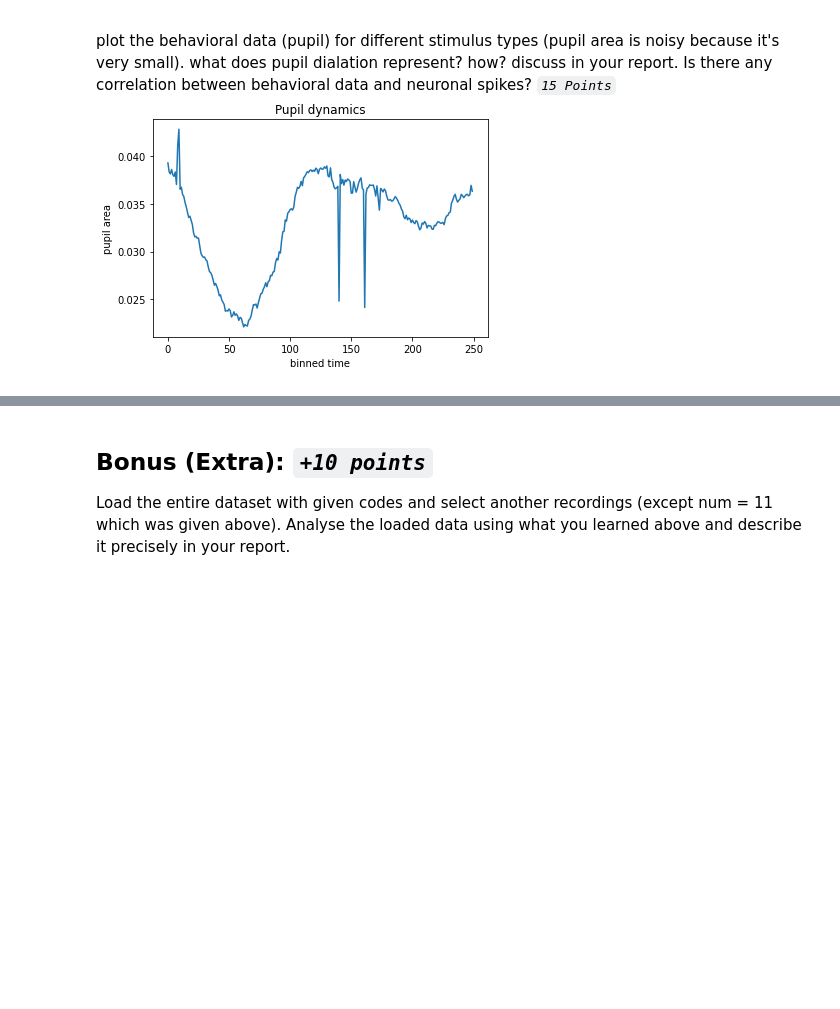
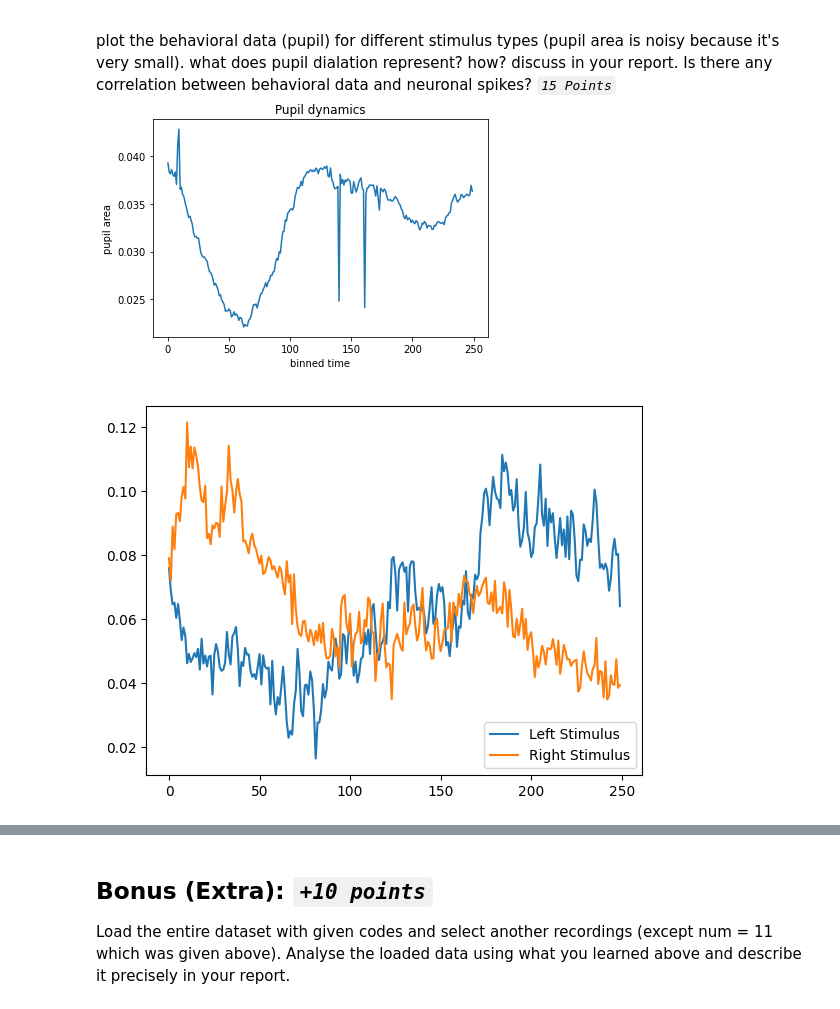
Before and after one commit to rosebaekfany/Neuroscince, a Jupyter notebook: EX3_400110009.ipynb, the cells around one changed output, grey strips where cells are left out. Cells and saved outputs as stored; diff of their text form; code cells hidden in the pictures; blank space fills up the shorter version.

```diff
--- a/EX3_400110009.ipynb
+++ b/EX3_400110009.ipynb
@@ -134,3 +115,20 @@ NameError: ignored
+# %%
+response_sliced = response[:dat['spks'].shape[-1]]
+
+# Filter data based on response type
+right_trials = dat['spks'][:,:,response_sliced==-1]
+nogo_trials = dat['spks'][:,:,response_sliced==0]
+left_trials = dat['spks'][:,:,response_sliced==1]
+
+# Create raster plot for each trial type
+fig, axs = plt.subplots(3, 1, figsize=(10, 10))
+for i, trial_type in enumerate([right_trials, nogo_trials, left_trials]):
+    axs[i].eventplot(trial_type.reshape(-1), color='black')
+    axs[i].set_title(['Right Trials', 'NoGo Trials', 'Left Trials'][i])
+    axs[i].set_xlabel('Time (bins)')
+    axs[i].set_ylabel('Neuron')
+plt.tight_layout()
+plt.show()
 # %% [markdown]
 You should generate figures like below:
 ![2.png](embedded-picture-1)
@@ -212,0 +273,18 @@ raise NotImplementedError("Student exercise: behavioral data")
+# %%
+pupil_left = []
+pupil_right = []
+for i in range(NT):
+    if dat['contrast_left'][i] > dat['contrast_right'][i]:
+        pupil_left.append(dat['pupil'][0, i])
+    else:
+        pupil_right.append(dat['pupil'][0, i])
+
+pupil_left = np.array(pupil_left)
+pupil_right = np.array(pupil_right)
+
+plt.plot(pupil_left[0], label='Left Stimulus')
+plt.plot(pupil_right[0], label='Right Stimulus')
+plt.legend()
+plt.show()
+# %% [output]
+[figure, added]
```
Also changed, not shown: parts of 12 cells of this notebook.
